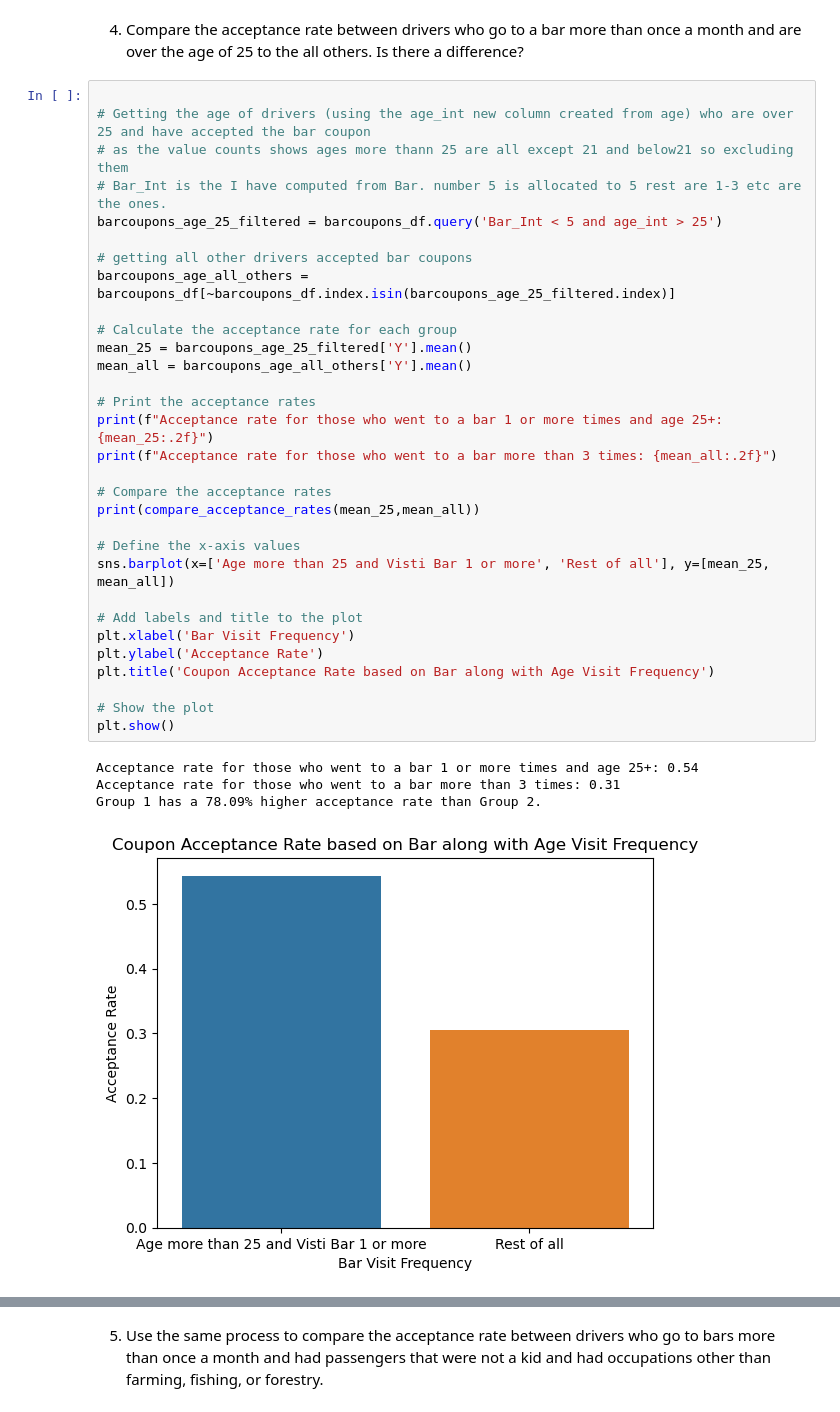
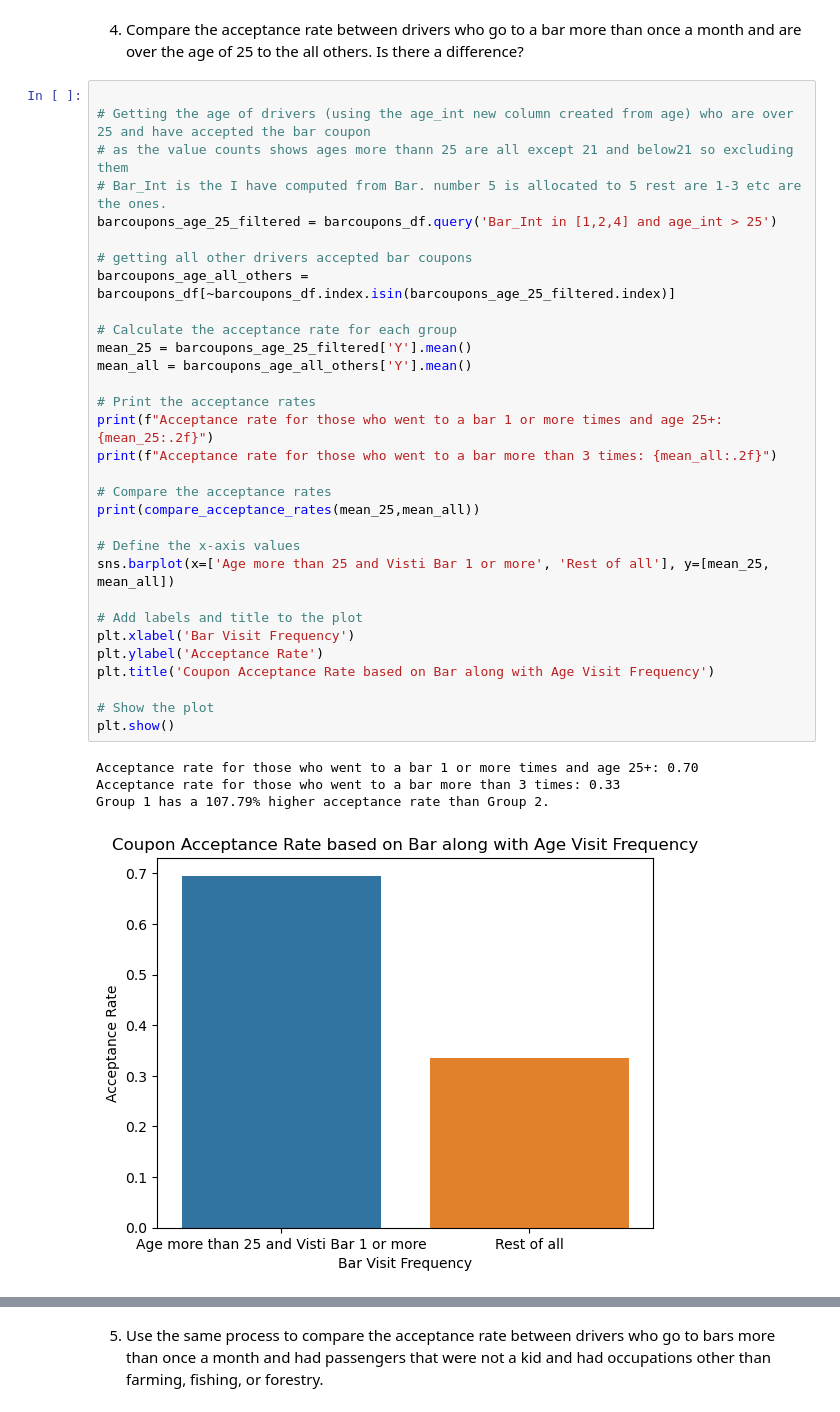
Before and after one commit to priyatamv/kraftwerk, a Jupyter notebook: assignment_5_1_starter/prompt.ipynb, the cells around one changed output, grey strips where cells are left out. Drawn from its saved outputs; the diff is of its cells as text.

```diff
--- a/assignment_5_1_starter/prompt.ipynb
+++ b/assignment_5_1_starter/prompt.ipynb
@@ -449,38 +456,38 @@ plt.show()
 
 # Getting the age of drivers (using the age_int new column created from age) who are over 25 and have accepted the bar coupon
 # as the value counts shows ages more thann 25 are all except 21 and below21 so excluding them
 # Bar_Int is the I have computed from Bar. number 5 is allocated to 5 rest are 1-3 etc are the ones.
-barcoupons_age_25_filtered = barcoupons_df.query('Bar_Int < 5 and age_int > 25')
+barcoupons_age_25_filtered = barcoupons_df.query('Bar_Int in [1,2,4] and age_int > 25')
 
 # getting all other drivers accepted bar coupons
 barcoupons_age_all_others = barcoupons_df[~barcoupons_df.index.isin(barcoupons_age_25_filtered.index)]
 
 # Calculate the acceptance rate for each group
 mean_25 = barcoupons_age_25_filtered['Y'].mean()
 mean_all = barcoupons_age_all_others['Y'].mean()
 
 # Print the acceptance rates
 print(f"Acceptance rate for those who went to a bar 1 or more times and age 25+: {mean_25:.2f}")
 print(f"Acceptance rate for those who went to a bar more than 3 times: {mean_all:.2f}")
 
 # Compare the acceptance rates
 print(compare_acceptance_rates(mean_25,mean_all))
 
 # Define the x-axis values
 sns.barplot(x=['Age more than 25 and Visti Bar 1 or more', 'Rest of all'], y=[mean_25, mean_all])
 
 # Add labels and title to the plot
 plt.xlabel('Bar Visit Frequency')
 plt.ylabel('Acceptance Rate')
 plt.title('Coupon Acceptance Rate based on Bar along with Age Visit Frequency')
 
 # Show the plot
 plt.show()
 # %% [output]
-Acceptance rate for those who went to a bar 1 or more times and age 25+: 0.54
-Acceptance rate for those who went to a bar more than 3 times: 0.31
-Group 1 has a 78.09% higher acceptance rate than Group 2.
+Acceptance rate for those who went to a bar 1 or more times and age 25+: 0.70
+Acceptance rate for those who went to a bar more than 3 times: 0.33
+Group 1 has a 107.79% higher acceptance rate than Group 2.
-[figure, old version]
+[figure, new version]
 # %%
 # creating an array with means for pie chart
 acceptance_rates_25 = [mean_25, mean_all]
```
Also changed, not shown: parts of 8 cells of this notebook.
